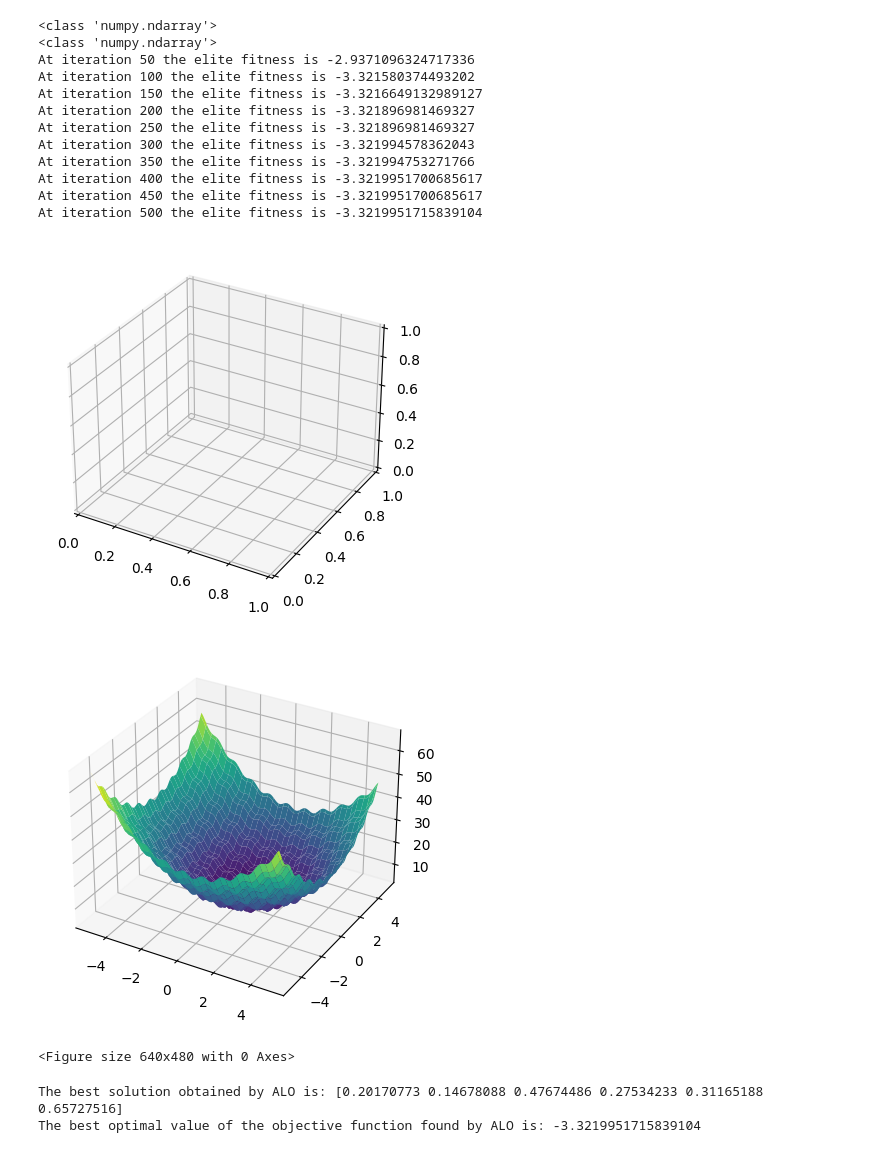
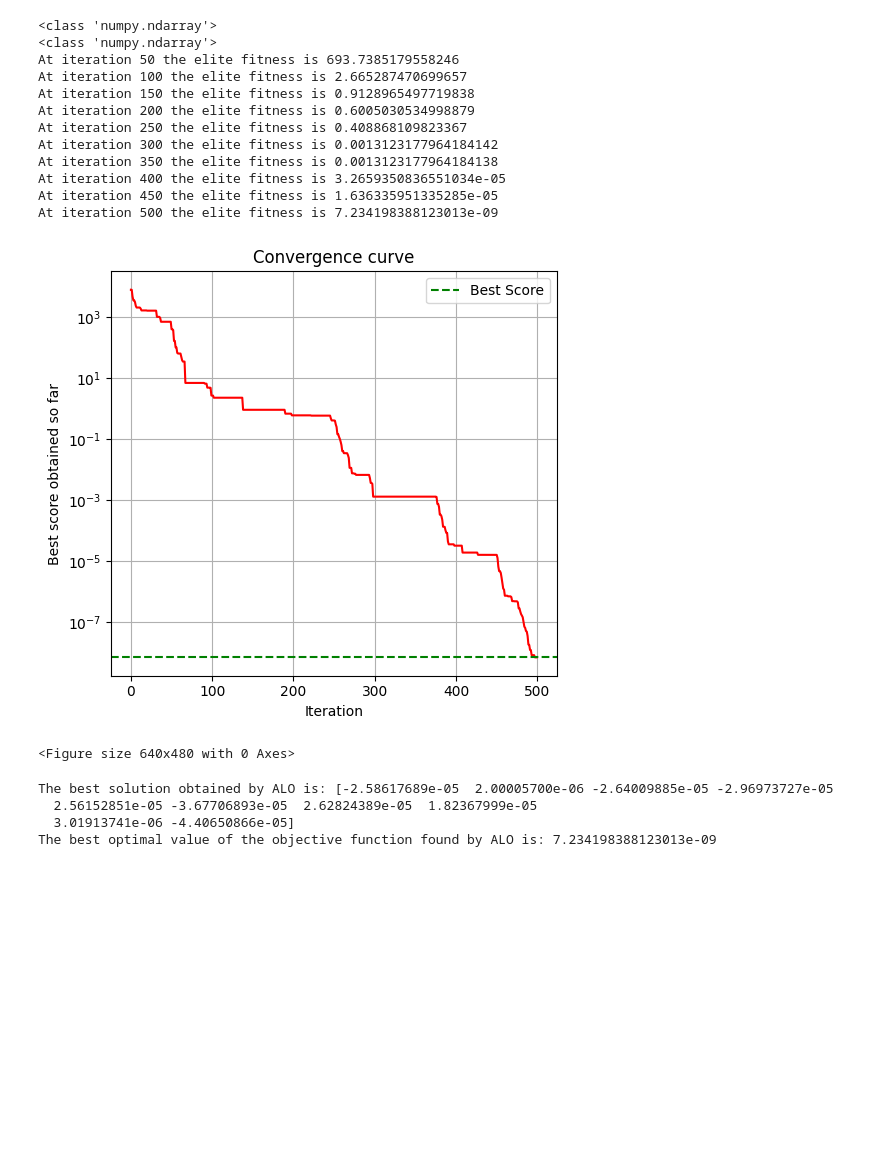
Before and after one commit to namansingh2623/ALO, a Jupyter notebook: Final.ipynb, the cells around one changed output. Saved outputs shown, nothing was run; the diff lists cells and outputs as text; code cells hidden in the pictures; blank space fills up the shorter version.

Commit message:
Added convergence graph

```diff
--- a/Final.ipynb
+++ b/Final.ipynb
@@ -6,55 +6,58 @@ from get_function_details import get_functions_details
 from func_plot import func_plot
 
 SearchAgents_no = 40  # Number of search agents
-Function_name = 'F20'  # Name of the test function
+Function_name = 'F1'  # Name of the test function
 Max_iteration = 500  # Maximum number of iterations
 get_functions_details
 # Load details of the selected benchmark function
 lb, ub, dim, fobj = get_functions_details(Function_name)
 
 # Run ALO
 Best_score, Best_pos, cg_curve = ALO(SearchAgents_no, Max_iteration, lb, ub, dim, fobj)
 
+
 # Plot results
 fig = plt.figure(figsize=(10, 5))
 
 # Draw search space
-ax1 = fig.add_subplot(121, projection='3d')
-func_plot(Function_name)
-ax1.set_title('Test function')
-ax1.set_xlabel('x_1')
-ax1.set_ylabel('x_2')
-ax1.set_zlabel(Function_name + '( x_1 , x_2 )')
-ax1.grid(False)
+
+
+
 
 # Draw objective space
 ax2 = fig.add_subplot(122)
 ax2.semilogy(cg_curve, color='r')
 ax2.set_title('Convergence curve')
 ax2.set_xlabel('Iteration')
 ax2.set_ylabel('Best score obtained so far')
-ax2.grid(False)
+ax2.grid(True)  # Show grid lines
+ax2.axhline(y=Best_score, color='g', linestyle='--', label='Best Score')  # Horizontal line for best score
+ax2.legend()  # Show legend
+
+plt.tight_layout()
+plt.show()
 
 plt.tight_layout()
 plt.show()
 
 print('The best solution obtained by ALO is:', Best_pos)
 print('The best optimal value of the objective function found by ALO is:', Best_score)
 # %% [output]
 <class 'numpy.ndarray'>
 <class 'numpy.ndarray'>
-At iteration 50 the elite fitness is -2.9371096324717336
-At iteration 100 the elite fitness is -3.321580374493202
-At iteration 150 the elite fitness is -3.3216649132989127
-At iteration 200 the elite fitness is -3.321896981469327
-At iteration 250 the elite fitness is -3.321896981469327
-At iteration 300 the elite fitness is -3.321994578362043
-At iteration 350 the elite fitness is -3.321994753271766
-At iteration 400 the elite fitness is -3.3219951700685617
-At iteration 450 the elite fitness is -3.3219951700685617
-At iteration 500 the elite fitness is -3.3219951715839104
+At iteration 50 the elite fitness is 693.7385179558246
+At iteration 100 the elite fitness is 2.665287470699657
+At iteration 150 the elite fitness is 0.9128965497719838
+At iteration 200 the elite fitness is 0.6005030534998879
+At iteration 250 the elite fitness is 0.408868109823367
+At iteration 300 the elite fitness is 0.0013123177964184142
+At iteration 350 the elite fitness is 0.0013123177964184138
+At iteration 400 the elite fitness is 3.2659350836551034e-05
+At iteration 450 the elite fitness is 1.636335951335285e-05
+At iteration 500 the elite fitness is 7.234198388123013e-09
-[figure, old version]
+[figure, new version]
-[figure, removed]
 <Figure size 640x480 with 0 Axes>
-The best solution obtained by ALO is: [0.20170773 0.14678088 0.47674486 0.27534233 0.31165188 0.65727516]
-The best optimal value of the objective function found by ALO is: -3.3219951715839104
+The best solution obtained by ALO is: [-2.58617689e-05  2.00005700e-06 -2.64009885e-05 -2.96973727e-05
+  2.56152851e-05 -3.67706893e-05  2.62824389e-05  1.82367999e-05
+  3.01913741e-06 -4.40650866e-05]
+The best optimal value of the objective function found by ALO is: 7.234198388123013e-09
```
Also changed, not shown: parts of 1 cell of this notebook.
